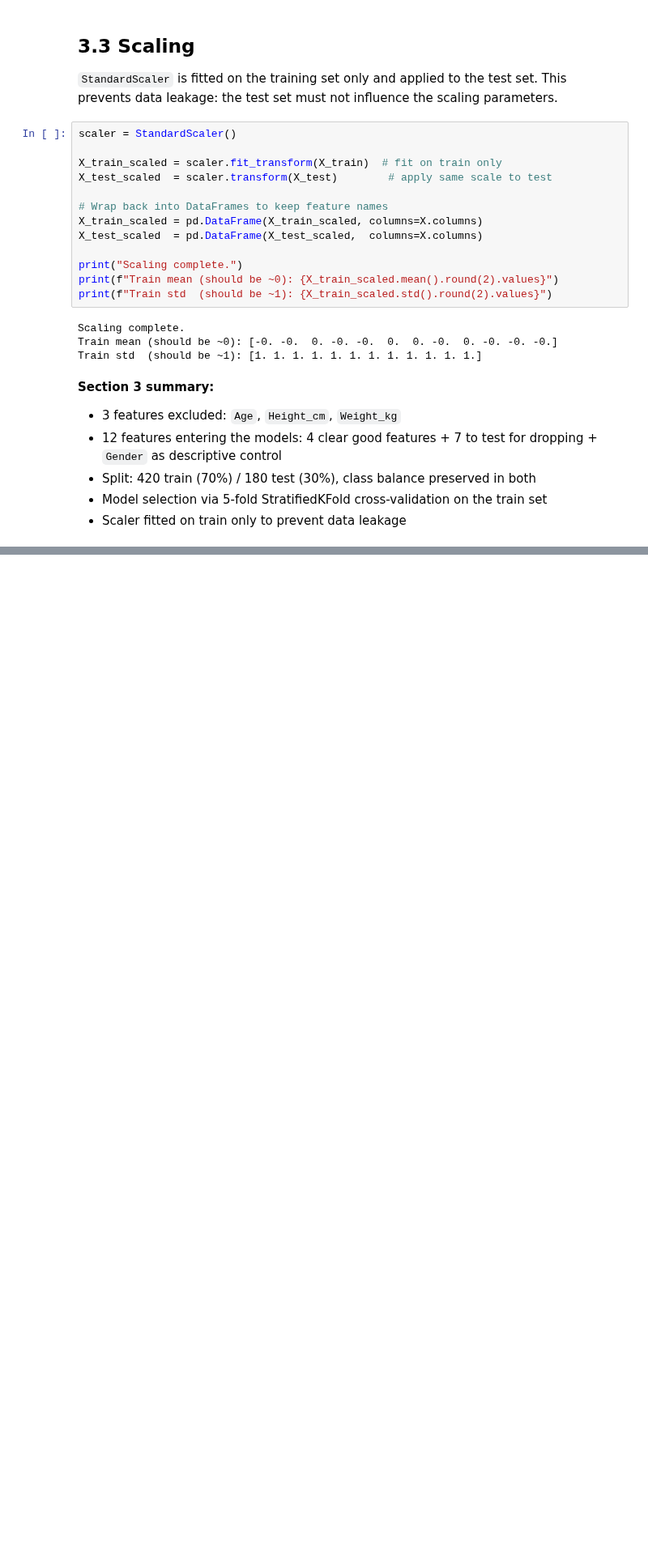
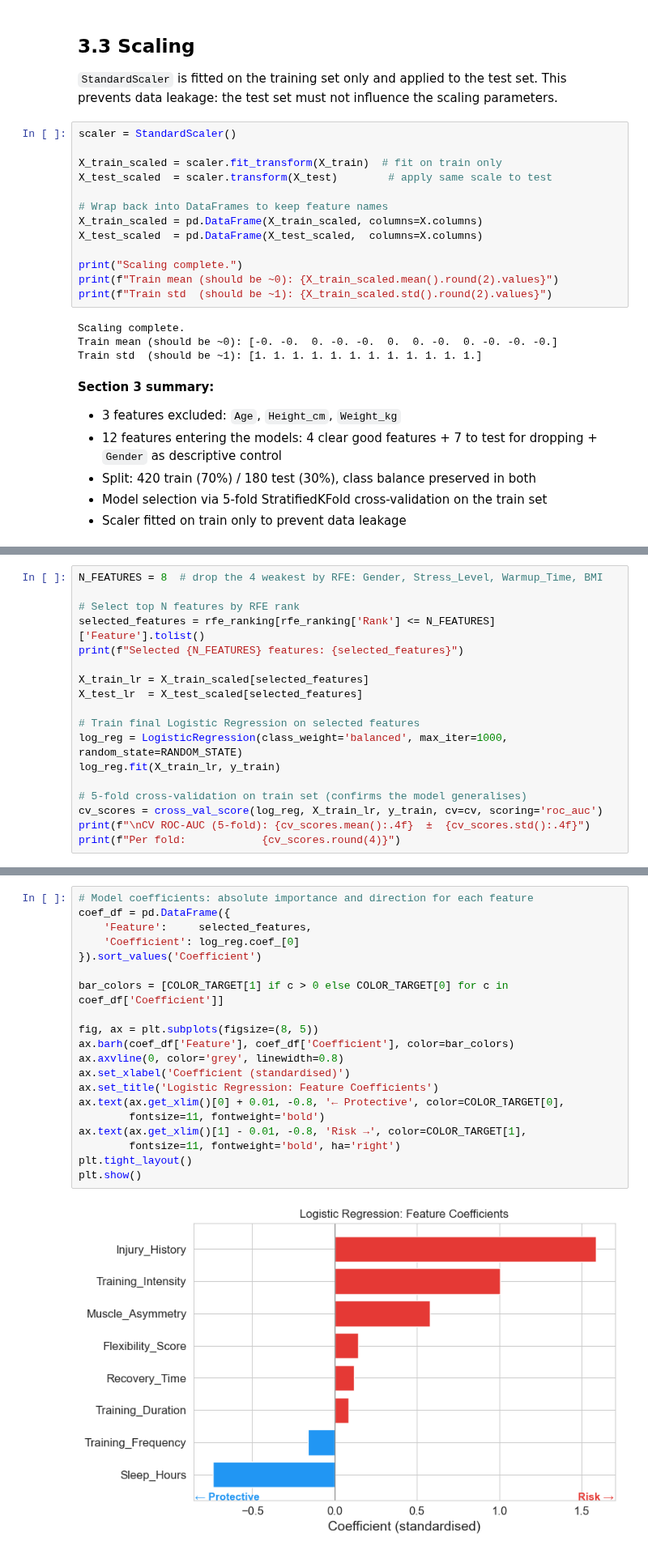
Before and after one commit to letti70033/ML-Athlete-Injury-Risk-Prediction, a Jupyter notebook: notebooks/injury_risk_model.ipynb, the cells around one changed output, grey strips where cells are left out. Shown at 81% size. Saved outputs shown, nothing was run; the diff lists cells and outputs as text; blank space fills up the shorter version.

```diff
--- a/notebooks/injury_risk_model.ipynb
+++ b/notebooks/injury_risk_model.ipynb
@@ -540,0 +679,18 @@ Train std  (should be ~1): [1. 1. 1. 1. 1. 1. 1. 1. 1. 1. 1. 1.]
+# %%
+N_FEATURES = 8  # drop the 4 weakest by RFE: Gender, Stress_Level, Warmup_Time, BMI
+
+# Select top N features by RFE rank
+selected_features = rfe_ranking[rfe_ranking['Rank'] <= N_FEATURES]['Feature'].tolist()
+print(f"Selected {N_FEATURES} features: {selected_features}")
+
+X_train_lr = X_train_scaled[selected_features]
+X_test_lr  = X_test_scaled[selected_features]
+
+# Train final Logistic Regression on selected features
+log_reg = LogisticRegression(class_weight='balanced', max_iter=1000, random_state=RANDOM_STATE)
+log_reg.fit(X_train_lr, y_train)
+
+# 5-fold cross-validation on train set (confirms the model generalises)
+cv_scores = cross_val_score(log_reg, X_train_lr, y_train, cv=cv, scoring='roc_auc')
+print(f"\nCV ROC-AUC (5-fold): {cv_scores.mean():.4f}  ±  {cv_scores.std():.4f}")
+print(f"Per fold:            {cv_scores.round(4)}")
@@ -540,0 +702,22 @@ Train std  (should be ~1): [1. 1. 1. 1. 1. 1. 1. 1. 1. 1. 1. 1.]
+# %%
+# Model coefficients: absolute importance and direction for each feature
+coef_df = pd.DataFrame({
+    'Feature':     selected_features,
+    'Coefficient': log_reg.coef_[0]
+}).sort_values('Coefficient')
+
+bar_colors = [COLOR_TARGET[1] if c > 0 else COLOR_TARGET[0] for c in coef_df['Coefficient']]
+
+fig, ax = plt.subplots(figsize=(8, 5))
+ax.barh(coef_df['Feature'], coef_df['Coefficient'], color=bar_colors)
+ax.axvline(0, color='grey', linewidth=0.8)
+ax.set_xlabel('Coefficient (standardised)')
+ax.set_title('Logistic Regression: Feature Coefficients')
+ax.text(ax.get_xlim()[0] + 0.01, -0.8, '← Protective', color=COLOR_TARGET[0],
+        fontsize=11, fontweight='bold')
+ax.text(ax.get_xlim()[1] - 0.01, -0.8, 'Risk →', color=COLOR_TARGET[1],
+        fontsize=11, fontweight='bold', ha='right')
+plt.tight_layout()
+plt.show()
+# %% [output]
+[figure, added]
```
Also changed, not shown: parts of 14 cells of this notebook.
